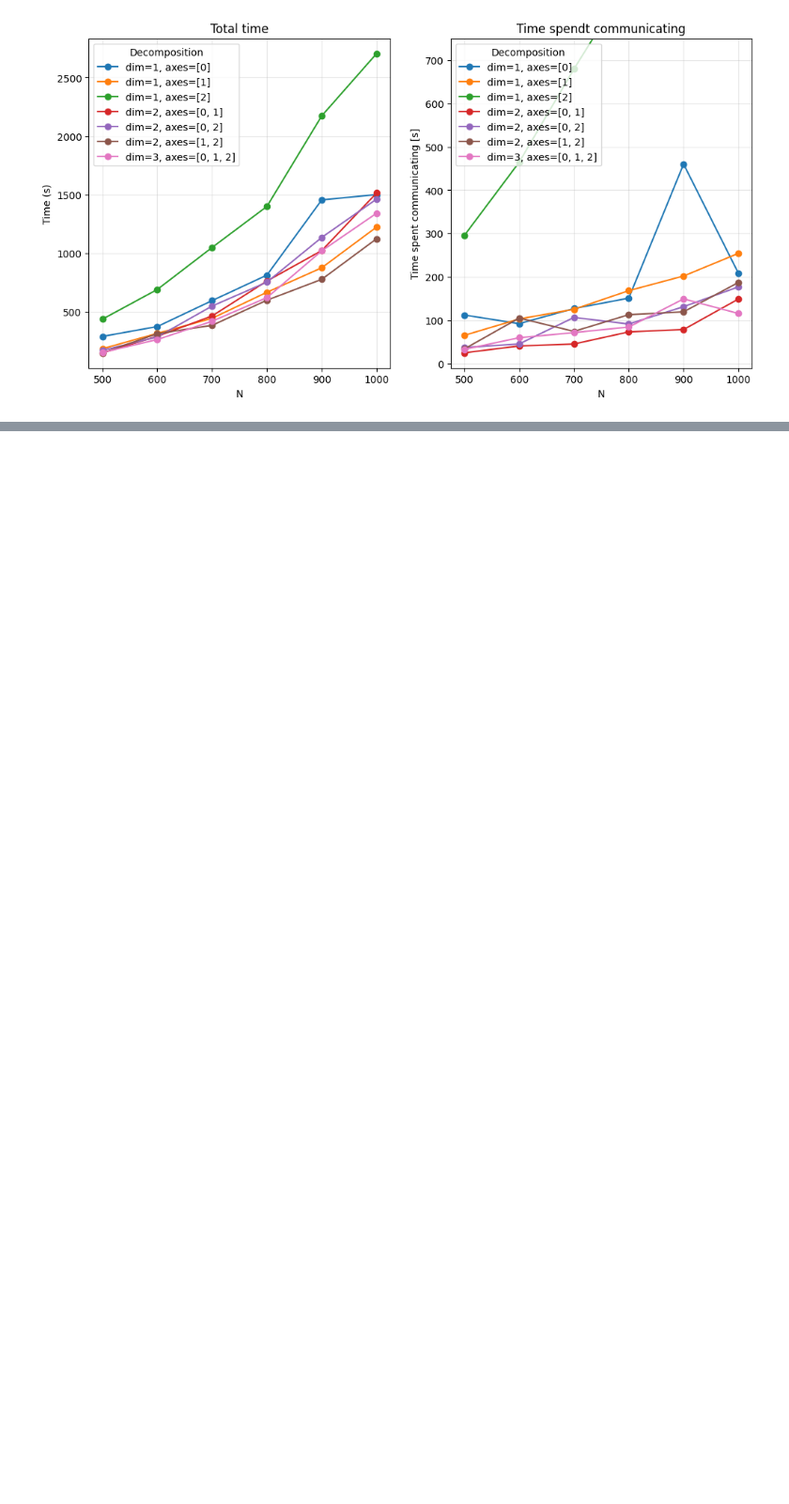
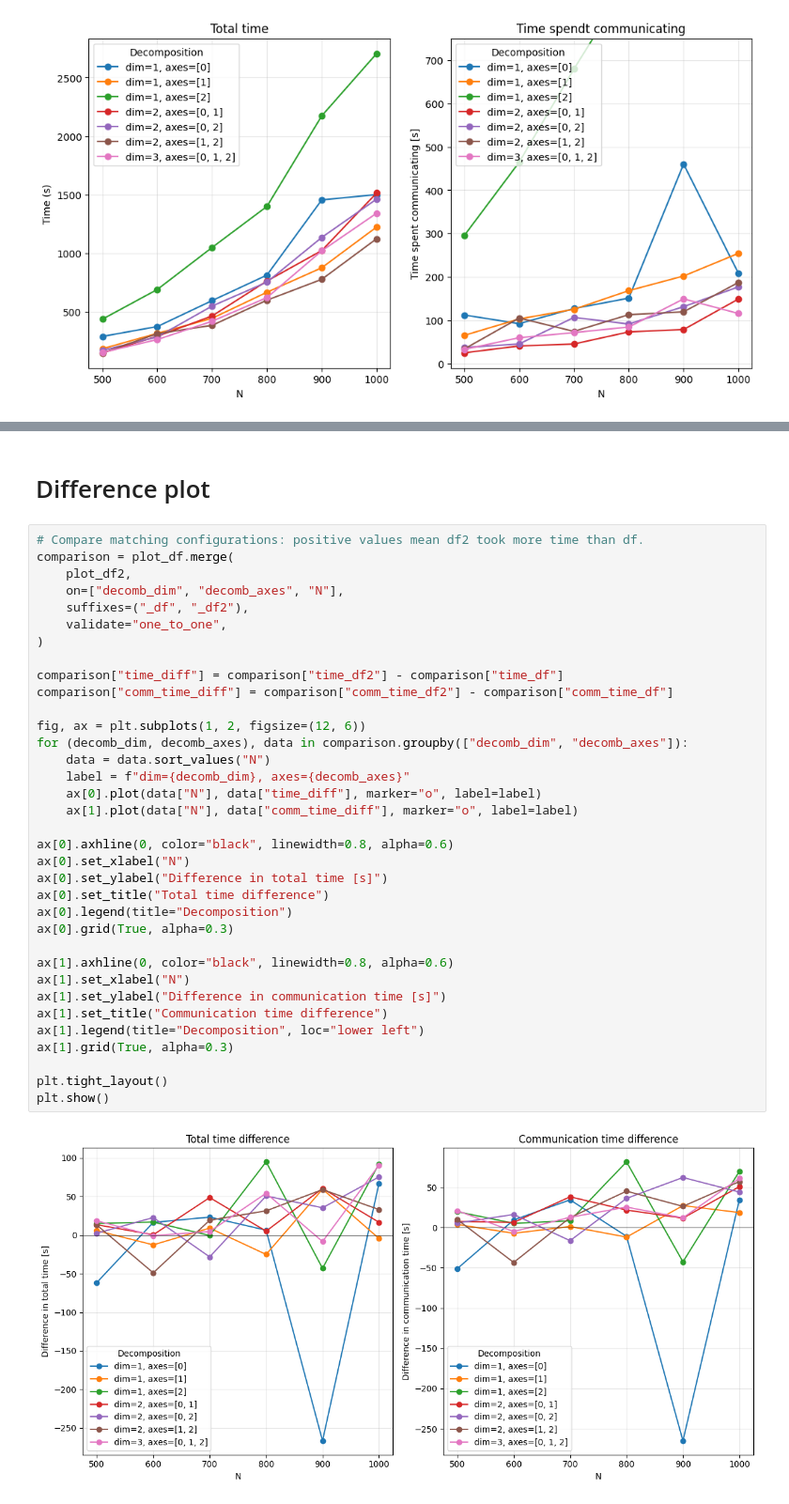
Before and after one commit to gerri7rp/large-scale-modelling-project-2, a Jupyter notebook: Analyse result.ipynb, the cells around one changed output, grey strips where cells are left out. Shown at 94% size. Saved outputs shown, nothing was run; the diff lists cells and outputs as text; blank space fills up the shorter version.

```diff
--- a/Analyse result.ipynb
+++ b/Analyse result.ipynb
@@ -86,0 +136,39 @@ plt.show()
+# %% [markdown]
+# Difference plot
+# %%
+# Compare matching configurations: positive values mean df2 took more time than df.
+comparison = plot_df.merge(
+    plot_df2,
+    on=["decomb_dim", "decomb_axes", "N"],
+    suffixes=("_df", "_df2"),
+    validate="one_to_one",
+)
+
+comparison["time_diff"] = comparison["time_df2"] - comparison["time_df"]
+comparison["comm_time_diff"] = comparison["comm_time_df2"] - comparison["comm_time_df"]
+
+fig, ax = plt.subplots(1, 2, figsize=(12, 6))
+for (decomb_dim, decomb_axes), data in comparison.groupby(["decomb_dim", "decomb_axes"]):
+    data = data.sort_values("N")
+    label = f"dim={decomb_dim}, axes={decomb_axes}"
+    ax[0].plot(data["N"], data["time_diff"], marker="o", label=label)
+    ax[1].plot(data["N"], data["comm_time_diff"], marker="o", label=label)
+
+ax[0].axhline(0, color="black", linewidth=0.8, alpha=0.6)
+ax[0].set_xlabel("N")
+ax[0].set_ylabel("Difference in total time [s]")
+ax[0].set_title("Total time difference")
+ax[0].legend(title="Decomposition")
+ax[0].grid(True, alpha=0.3)
+
+ax[1].axhline(0, color="black", linewidth=0.8, alpha=0.6)
+ax[1].set_xlabel("N")
+ax[1].set_ylabel("Difference in communication time [s]")
+ax[1].set_title("Communication time difference")
+ax[1].legend(title="Decomposition", loc="lower left")
+ax[1].grid(True, alpha=0.3)
+
+plt.tight_layout()
+plt.show()
+# %% [output]
+[figure, added]
```
Also changed, not shown: parts of 4 cells of this notebook, 1 other file.
